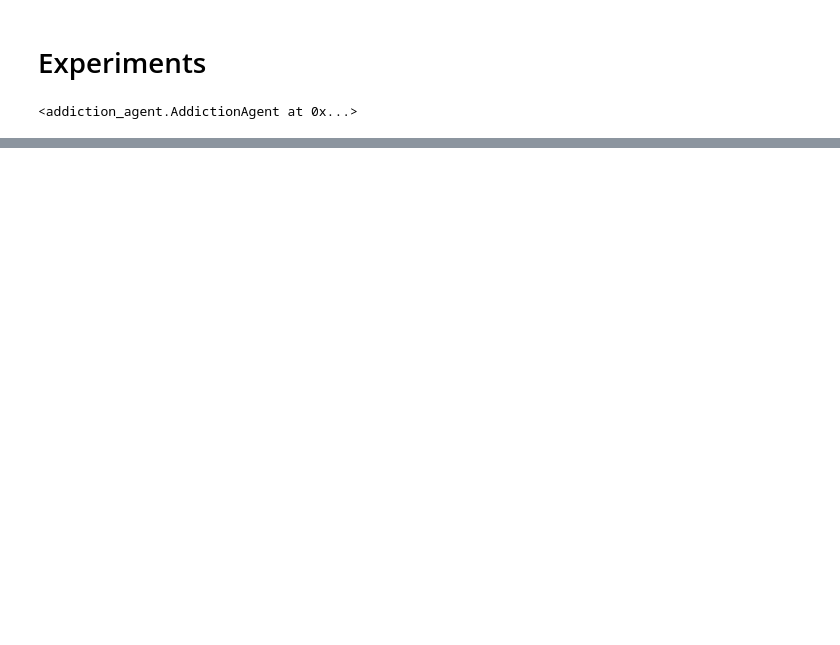
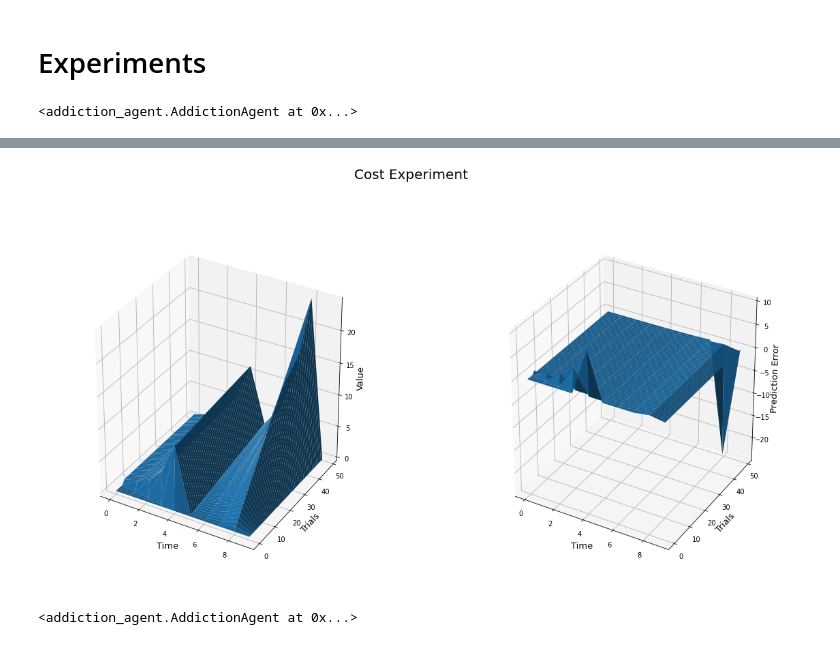
Before and after one commit to jagalinho/nyu-ccm-rl-addiction, a Jupyter notebook: experiments.ipynb, the cells around one changed output, grey strips where cells are left out. Cells and saved outputs as stored; diff of their text form; code cells hidden in the pictures; blank space fills up the shorter version.

```diff
--- a/experiments.ipynb
+++ b/experiments.ipynb
@@ -155,0 +46,11 @@ No handles with labels found to put in legend.
+# %%
+aa.plot_comparison(cost_agent3.value, cost_agent3.prediction_error, "Cost Experiment", 'Value', 'Prediction Error')
+# %% [output]
+[figure, added]
+# %%
+cost_agent4 = aa.AddictionAgent(max_time = 10, n_trials = 50, ETA=1, GAMMA=.5, rewards=[], substances=[(5,.5,8)], verbose=False)
+#cost_agent4 = cost_agent.add_substance(5, .5, 8, (10,49))
+
+cost_agent4.run_TD()
+# %% [output]
+<addiction_agent.AddictionAgent at 0x...>
```
Also changed, not shown: parts of 19 cells of this notebook.
